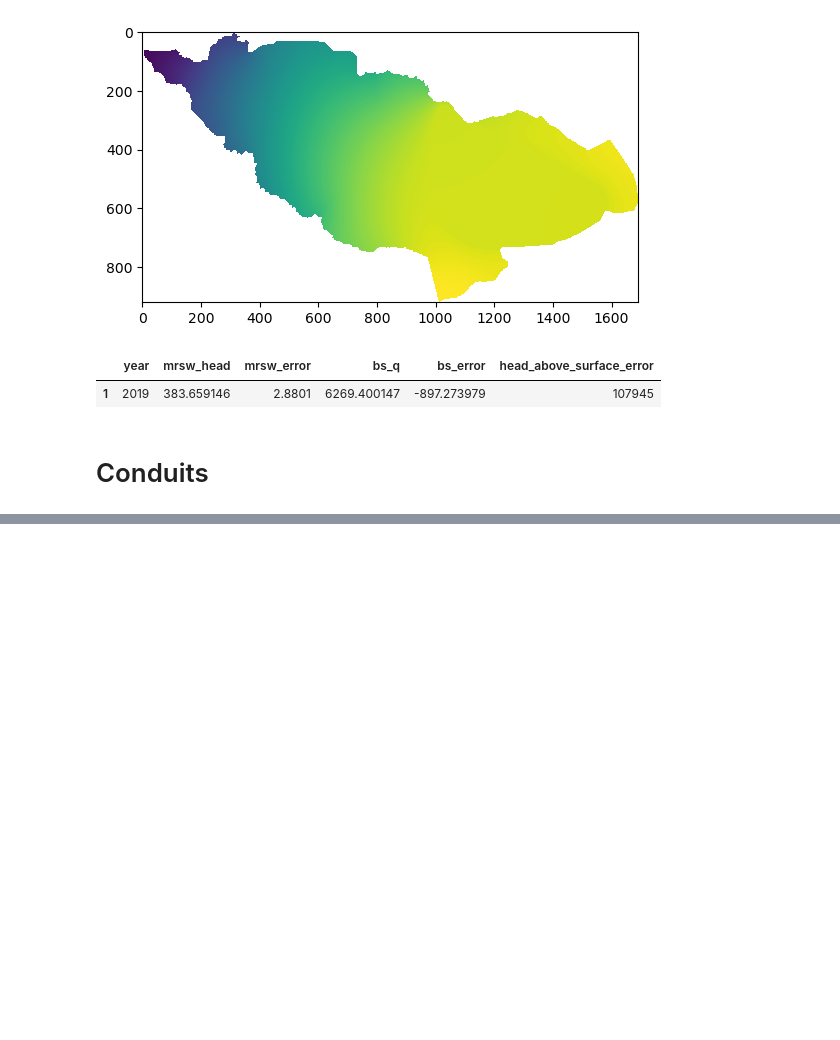
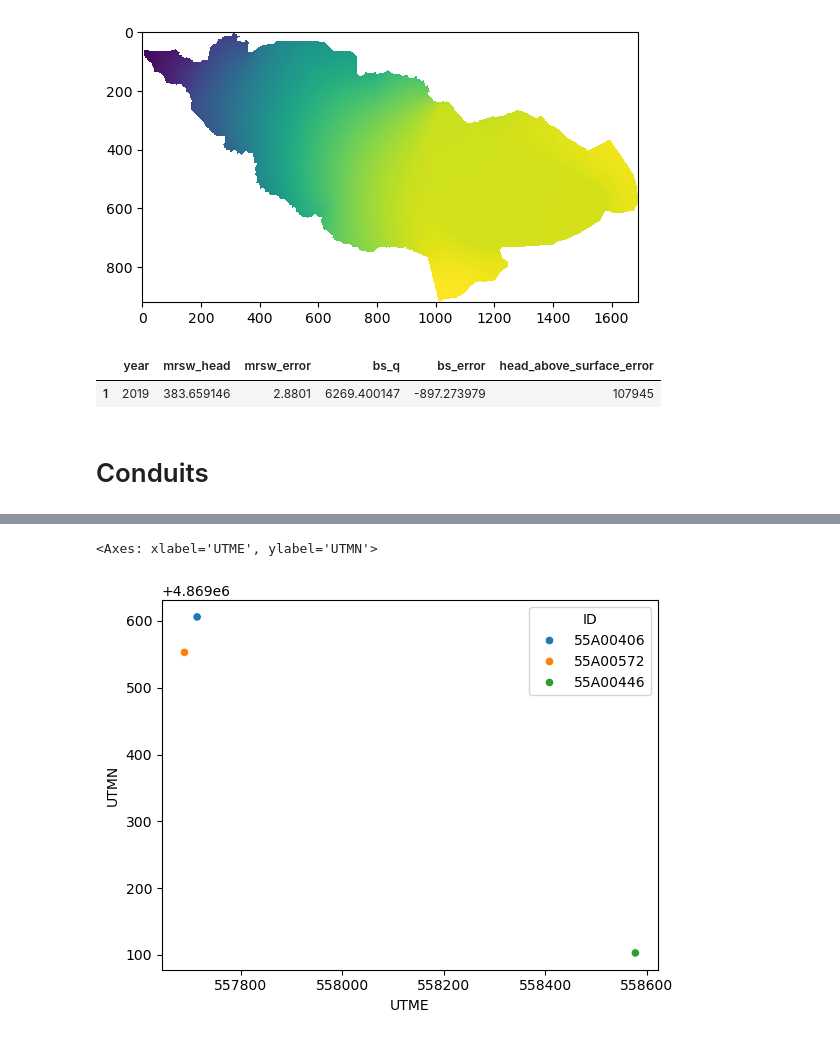
Before and after one commit to jhuang523/UMNBearSpring, a Jupyter notebook: EPM/steady_state/EPM.ipynb, the cells around one changed output, grey strips where cells are left out. Cells and saved outputs as stored; diff of their text form; code cells hidden in the pictures; blank space fills up the shorter version.

```diff
--- a/EPM/steady_state/EPM.ipynb
+++ b/EPM/steady_state/EPM.ipynb
@@ -587,0 +620,5 @@ plt.imshow(test.Kh_vals[0])
+# %%
+sns.scatterplot(data = test.spring, x = 'UTME', y = 'UTMN', hue = 'ID')
+# %% [output]
+<Axes: xlabel='UTME', ylabel='UTMN'>
+[figure, added]
```
Also changed, not shown: parts of 18 cells of this notebook, 58 other files.
